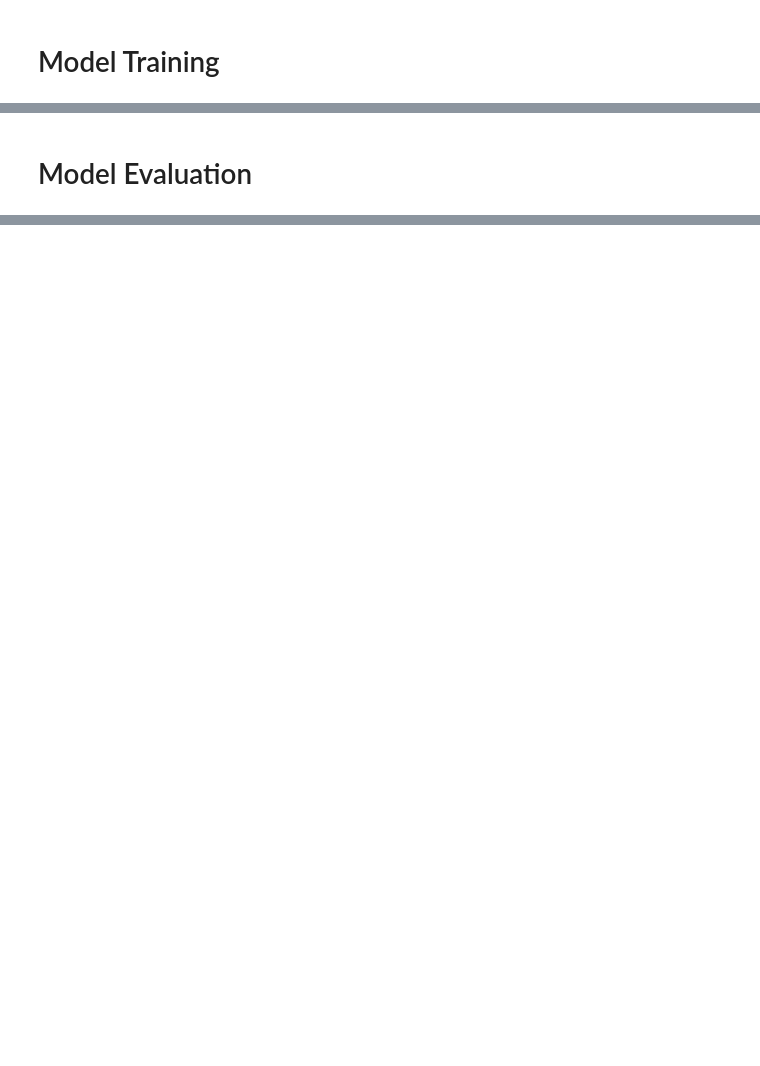
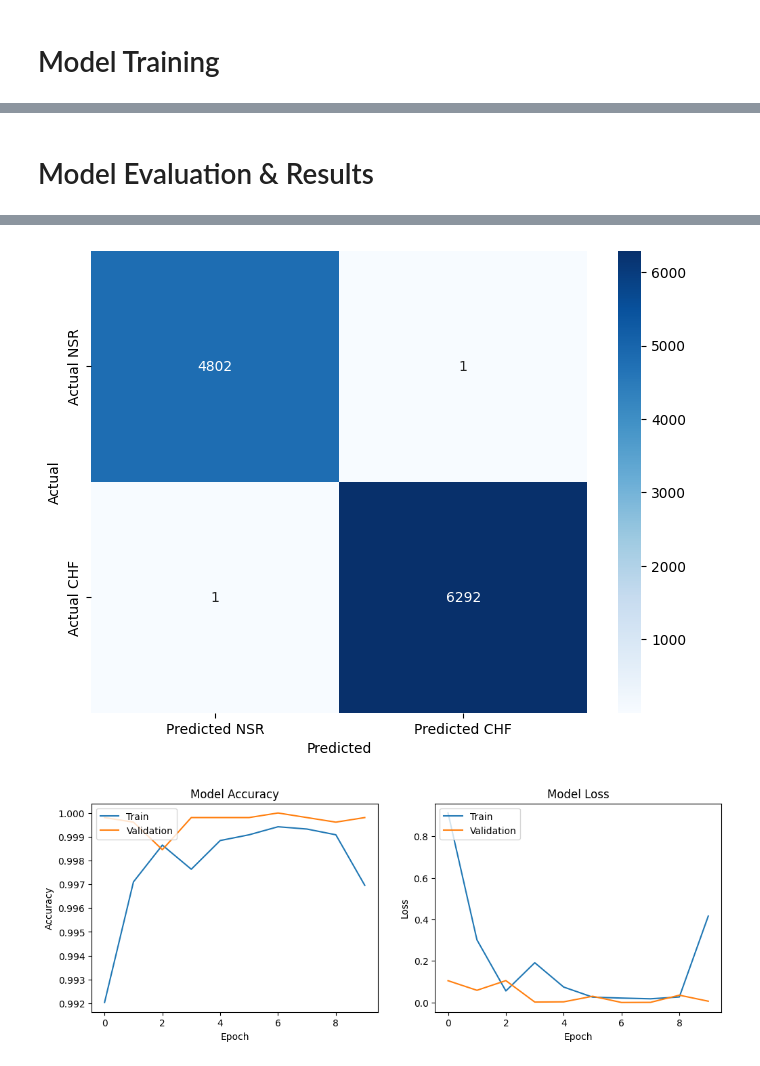
Before and after one commit to paulickj/animated-telegram, a Jupyter notebook: applied-project.ipynb, the cells around one changed output, grey strips where cells are left out. Drawn from its saved outputs; the diff is of its cells as text; code cells hidden in the pictures; blank space fills up the shorter version.

```diff
--- a/applied-project.ipynb
+++ b/applied-project.ipynb
@@ -219,2 +400,15 @@ model.compile(optimizer='adam', loss='binary_crossentropy', metrics=['accuracy']
-# %%
-model.fit(X_train, y_train, batch_size=batch_size, epochs=epochs, validation_split=0.1)
+# %%
+model.compile(optimizer='adam', loss='binary_crossentropy', metrics=['accuracy'])
+
+# Train the model on the training data while validating on the dedicated validation set
+history = model.fit(
+    X_train,
+    y_train,
+    epochs=10,
+    validation_data=(X_validate, y_validate)  # Use the dedicated validation set
+)
+
+# Model Evaluation
+score = model.evaluate(X_test, y_test, verbose=0)
+print("Test loss:", score[0])
+print("Test accuracy:", score[1])
@@ -221,2 +442,2 @@ model.fit(X_train, y_train, batch_size=batch_size, epochs=epochs, validation_spl
 # %% [markdown]
-# Model Evaluation
+# Model Evaluation & Results
@@ -226,0 +444,47 @@ print("Test accuracy:", score[1])
+# %%
+# Generate Predictions
+
+y_pred_prob = model.predict(X_test)
+
+# If y_pred_prob is 3D (e.g., (num_samples, sequence_length, 1)), reduce it to 1D
+if y_pred_prob.ndim == 3:
+    # Assuming the relevant prediction is the last one in the sequence
+    y_pred_prob = y_pred_prob[:, -1, 0]
+
+# Convert probabilities to class labels
+y_pred = (y_pred_prob > 0.5).astype(int)
+
+# Generate and Plot Confusion Matrix
+
+cm = confusion_matrix(y_test, y_pred)
+
+plt.figure(figsize=(8, 6))
+sns.heatmap(cm, annot=True, fmt='d', cmap='Blues', xticklabels=['Predicted NSR', 'Predicted CHF'], yticklabels=['Actual NSR', 'Actual CHF'])
+plt.ylabel('Actual')
+plt.xlabel('Predicted')
+plt.show()
+
+# Plot Training and Validation Metrics
+
+plt.figure(figsize=(12, 4))
+
+# Plot training & validation accuracy values
+plt.subplot(1, 2, 1)
+plt.plot(history.history['accuracy'])
+plt.plot(history.history['val_accuracy'])
+plt.title('Model Accuracy')
+plt.ylabel('Accuracy')
+plt.xlabel('Epoch')
+plt.legend(['Train', 'Validation'], loc='upper left')
+
+# Plot training & validation loss values
+plt.subplot(1, 2, 2)
+plt.plot(history.history['loss'])
+plt.plot(history.history['val_loss'])
+plt.title('Model Loss')
+plt.ylabel('Loss')
+plt.xlabel('Epoch')
+plt.legend(['Train', 'Validation'], loc='upper left')
+
+plt.show()
+# %% [output]
@@ -226,0 +492,2 @@ print("Test accuracy:", score[1])
+[figure, added]
+[figure, added]
```
Also changed, not shown: parts of 49 cells of this notebook.
